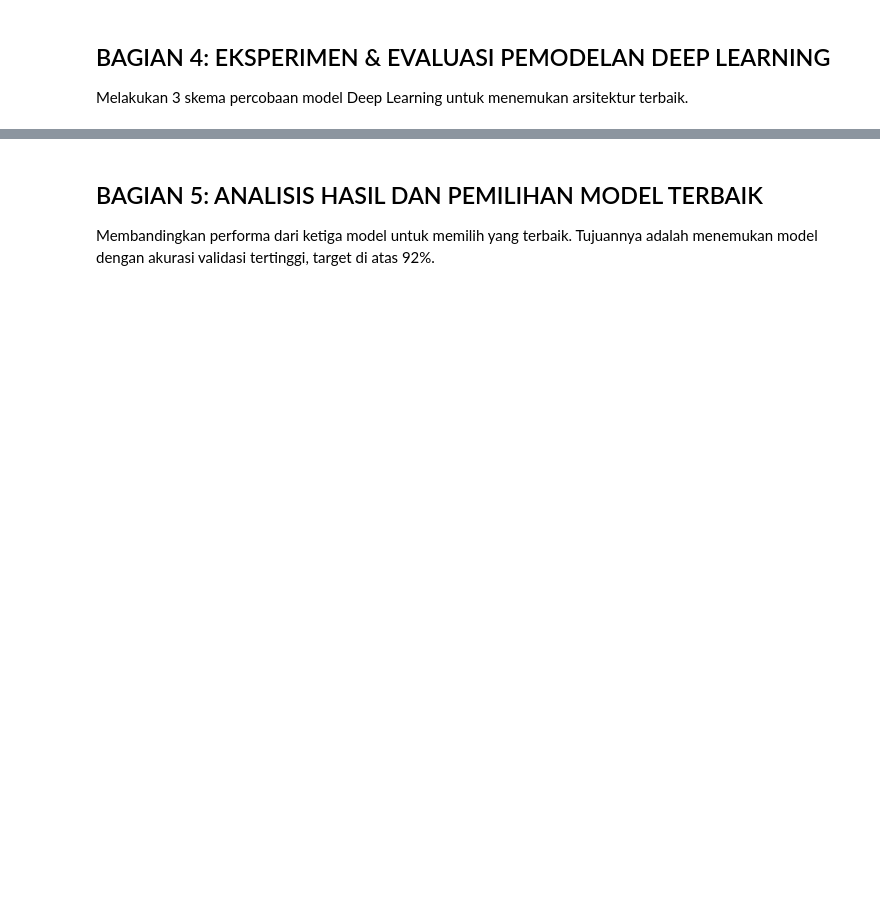
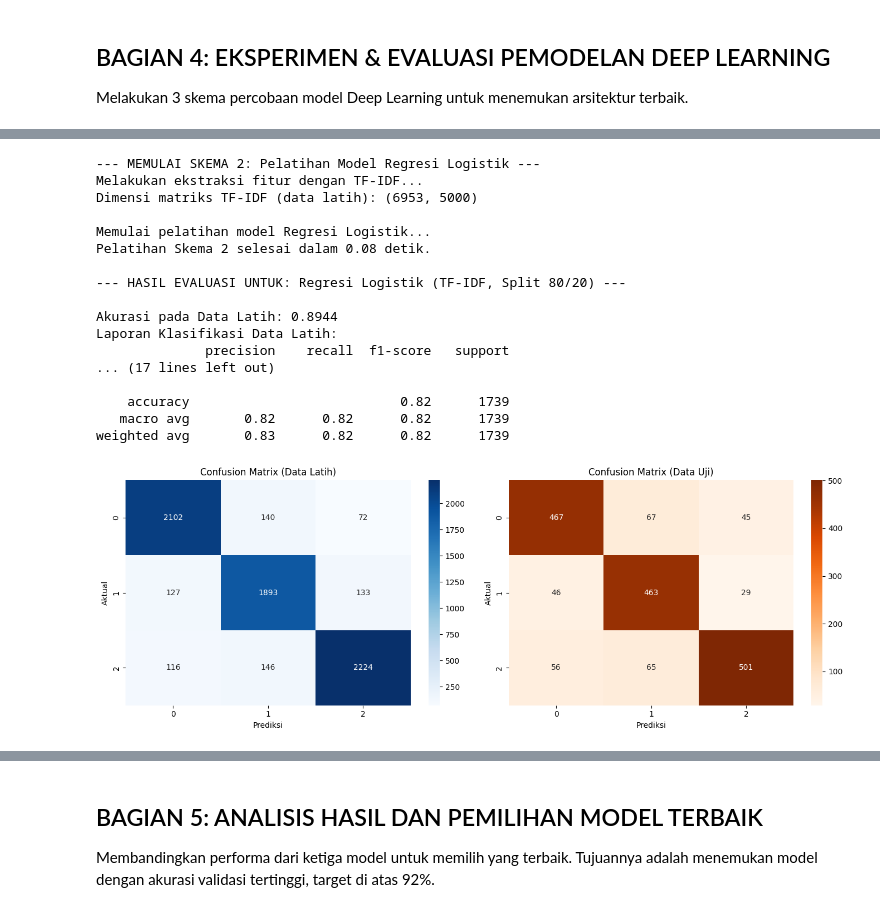
Before and after one commit to husainfadhlillah/dicoding-AppProductReview-SentimentAnalysis, a Jupyter notebook: Analisis Sentimen_Muhammad Husain Fadhlillah/sentiment_analysis_signal.ipynb, the cells around one changed output, grey strips where cells are left out. Drawn from its saved outputs; the diff is of its cells as text; code cells hidden in the pictures; blank space fills up the shorter version.

```diff
--- a/Analisis Sentimen_Muhammad Husain Fadhlillah/sentiment_analysis_signal.ipynb
+++ b/Analisis Sentimen_Muhammad Husain Fadhlillah/sentiment_analysis_signal.ipynb
@@ -915,0 +514,49 @@ get_final_recommendations()
+# %%
+# --- SKEMA 2: MACHINE LEARNING (Regresi Logistik dengan TF-IDF) ---
+print("\n--- MEMULAI SKEMA 2: Pelatihan Model Regresi Logistik ---")
+scheme_name_2 = "Regresi Logistik (TF-IDF, Split 80/20)"
+
+# 1. Ekstraksi Fitur dengan TF-IDF
+# Menggunakan data teks yang sama (X_train_main) untuk konsistensi perbandingan.
+# fit_transform pada data latih, transform pada data uji.
+print("Melakukan ekstraksi fitur dengan TF-IDF...")
+X_train_tfidf_s2 = tfidf_vectorizer.fit_transform(X_train_main)
+X_test_tfidf_s2 = tfidf_vectorizer.transform(X_test_main)
+print(f"Dimensi matriks TF-IDF (data latih): {X_train_tfidf_s2.shape}")
+
+# 2. Inisialisasi dan Pelatihan Model
+# Regresi Logistik adalah model linear yang efisien untuk klasifikasi teks.
+logreg_model = LogisticRegression(solver='liblinear', random_state=42, max_iter=1000)
+
+print("\nMemulai pelatihan model Regresi Logistik...")
+start_time = time.time()
+logreg_model.fit(X_train_tfidf_s2, y_train_main)
+print(f"Pelatihan Skema 2 selesai dalam {time.time() - start_time:.2f} detik.")
+
+# 3. Evaluasi Model
+# Memprediksi label untuk data latih dan uji.
+y_pred_train_s2 = logreg_model.predict(X_train_tfidf_s2)
+y_pred_test_s2 = logreg_model.predict(X_test_tfidf_s2)
+
+# Menampilkan hasil evaluasi dan menyimpan akurasi.
+train_acc_s2, test_acc_s2 = display_evaluation_results(scheme_name_2, y_train_main, y_pred_train_s2, y_test_main, y_pred_test_s2)
+experiment_results[scheme_name_2] = {'train_acc': train_acc_s2, 'test_acc': test_acc_s2}
+# %% [output]
+--- MEMULAI SKEMA 2: Pelatihan Model Regresi Logistik ---
+Melakukan ekstraksi fitur dengan TF-IDF...
+Dimensi matriks TF-IDF (data latih): (6953, 5000)
+
+Memulai pelatihan model Regresi Logistik...
+Pelatihan Skema 2 selesai dalam 0.08 detik.
+
+--- HASIL EVALUASI UNTUK: Regresi Logistik (TF-IDF, Split 80/20) ---
+
+Akurasi pada Data Latih: 0.8944
+Laporan Klasifikasi Data Latih:
+              precision    recall  f1-score   support
+... (17 lines left out)
+
+    accuracy                           0.82      1739
+   macro avg       0.82      0.82      0.82      1739
+weighted avg       0.83      0.82      0.82      1739
+[figure, added]
```
Also changed, not shown: parts of 16 cells of this notebook.
